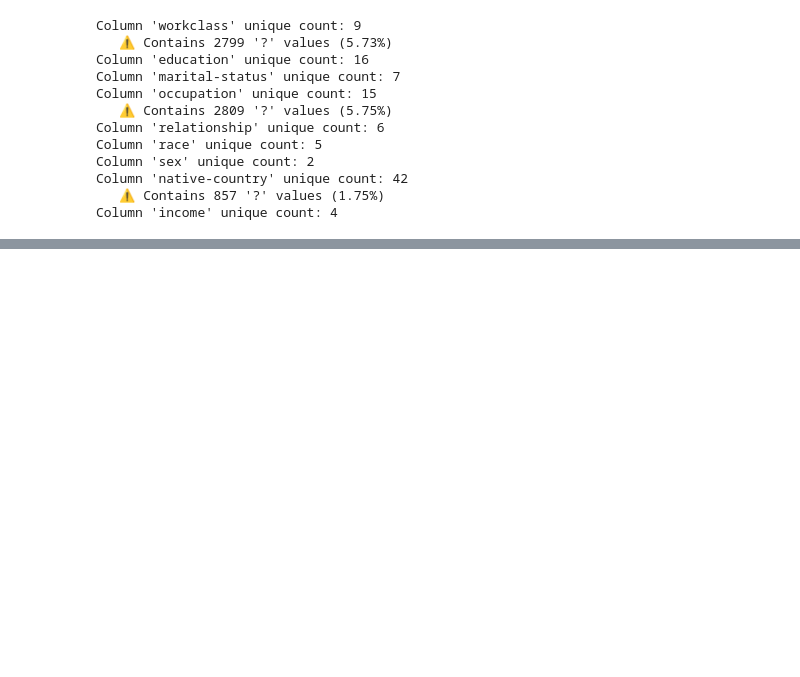
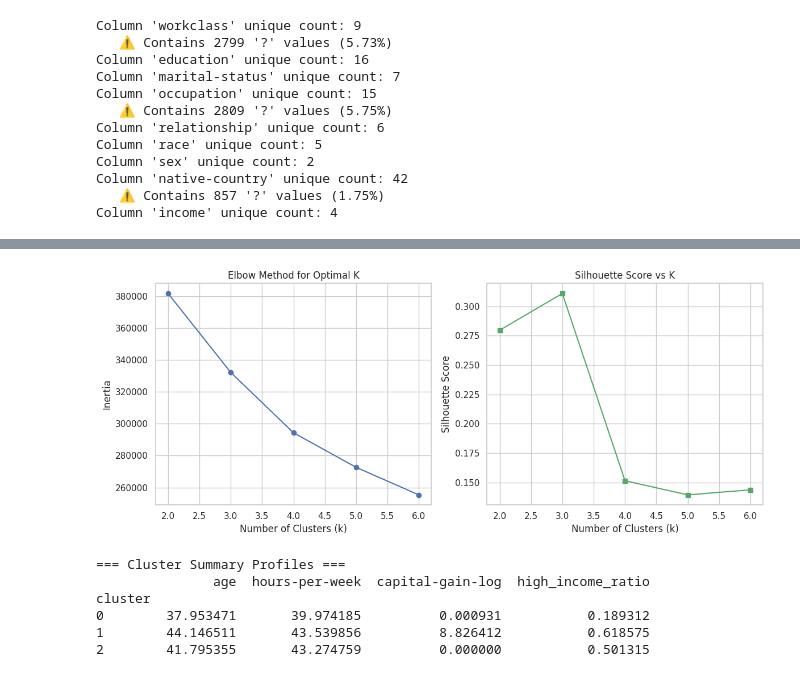
Before and after one commit to Malek720/MachineLearning, a Jupyter notebook: adult.ipynb, the cells around one changed output, grey strips where cells are left out. Cells and saved outputs as stored; diff of their text form; code cells hidden in the pictures; blank space fills up the shorter version.

```diff
--- a/adult.ipynb
+++ b/adult.ipynb
@@ -136,0 +260,64 @@ Column 'income' unique count: 4
+# %%
+import numpy as np
+from sklearn.cluster import KMeans
+from sklearn.metrics import silhouette_score
+
+# 1. Determine Optimal K (Elbow Method & Silhouette Analysis)
+# Using a sub-sample for Silhouette calculation to optimize performance
+sample_mask = np.random.choice(X_prepared.shape[0], size=5000, replace=False)
+X_sample = X_prepared[sample_mask]
+
+k_range = range(2, 7)
+inertias = []
+silhouette_scores = []
+
+for k in k_range:
+    kmeans_temp = KMeans(n_clusters=k, random_state=42, n_init=10)
+    kmeans_temp.fit(X_prepared)
+    inertias.append(kmeans_temp.inertia_)
+
+    # Calculate silhouette score on sample
+    score = silhouette_score(X_sample, kmeans_temp.predict(X_sample))
+    silhouette_scores.append(score)
+
+# Plot Elbow Curve and Silhouette Scores
+plt.figure(figsize=(12, 5))
+
+plt.subplot(1, 2, 1)
+plt.plot(k_range, inertias, marker='o', color='b')
+plt.title('Elbow Method for Optimal K')
+plt.xlabel('Number of Clusters (k)')
+plt.ylabel('Inertia')
+
+plt.subplot(1, 2, 2)
+plt.plot(k_range, silhouette_scores, marker='s', color='g')
+plt.title('Silhouette Score vs K')
+plt.xlabel('Number of Clusters (k)')
+plt.ylabel('Silhouette Score')
+
+plt.tight_layout()
+plt.show()
+
+# 2. Fit Final K-Means Model (Selecting K=3 based on profile separation)
+optimal_k = 3
+kmeans = KMeans(n_clusters=optimal_k, random_state=42, n_init=10)
+df['cluster'] = kmeans.fit_predict(X_prepared)
+
+# 3. Cluster Profiling & Interpretation
+print("=== Cluster Summary Profiles ===")
+cluster_profile = df.groupby('cluster').agg({
+    'age': 'mean',
+    'hours-per-week': 'mean',
+    'capital-gain-log': 'mean',
+    'income': lambda x: (x == '>50K').mean()  # High-income ratio per cluster
+}).rename(columns={'income': 'high_income_ratio'})
+
+print(cluster_profile)
+# %% [output]
+[figure, added]
+=== Cluster Summary Profiles ===
+               age  hours-per-week  capital-gain-log  high_income_ratio
+cluster
+0        37.953471       39.974185          0.000931           0.189312
+1        44.146511       43.539856          8.826412           0.618575
+2        41.795355       43.274759          0.000000           0.501315
```
Also changed, not shown: parts of 6 cells of this notebook.
